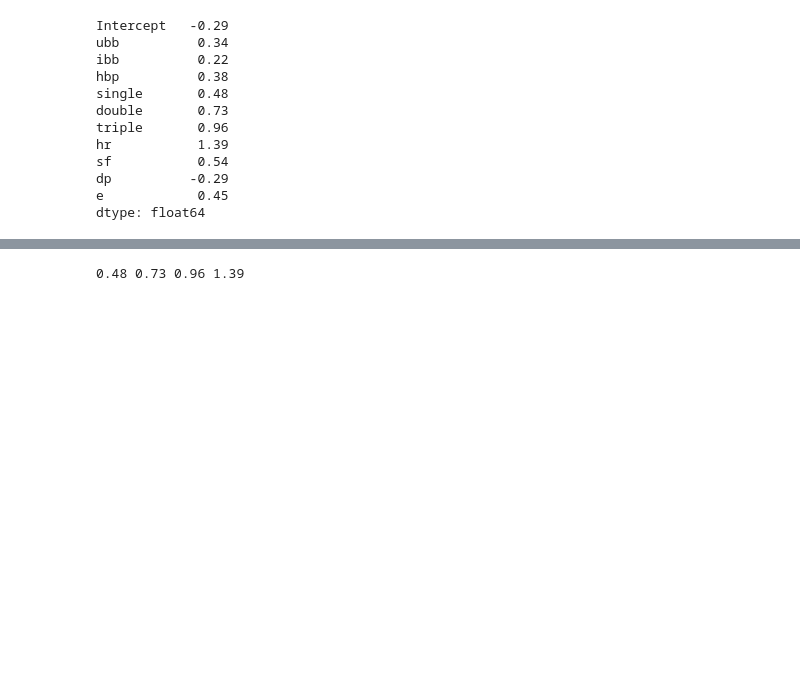
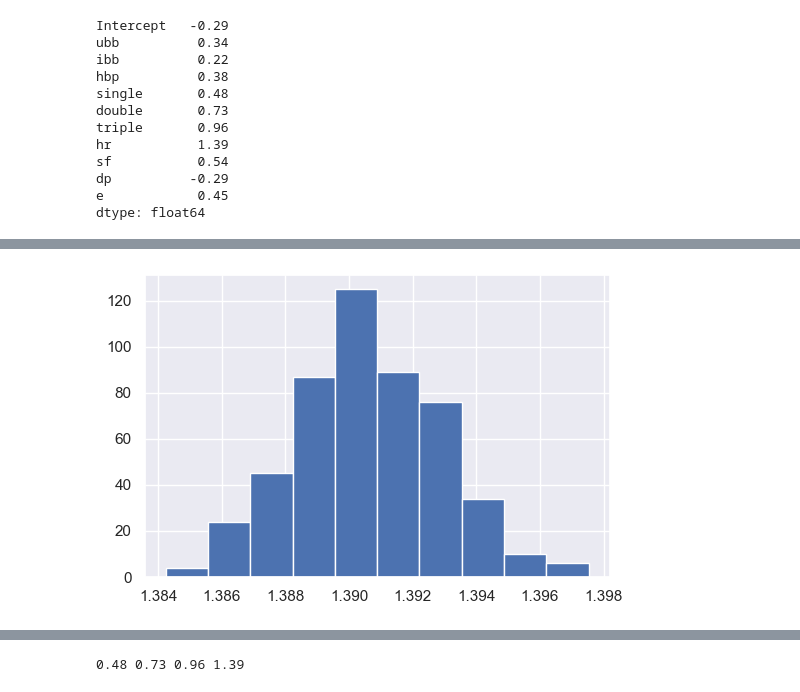
Before and after one commit to sdiehl28/baseball-analytics, a Jupyter notebook: baseball_jupyter_nb/04_LinearWeights_CSV.ipynb, the cells around one changed output, grey strips where cells are left out. Cells and saved outputs as stored; diff of their text form; code cells hidden in the pictures; blank space fills up the shorter version.

```diff
--- a/baseball_jupyter_nb/04_LinearWeights_CSV.ipynb
+++ b/baseball_jupyter_nb/04_LinearWeights_CSV.ipynb
@@ -255,0 +309,4 @@ result.conf_int().round(3)
+# %%
+df['hr'].hist();
+# %% [output]
+[figure, added]
```
Also changed, not shown: parts of 19 cells of this notebook.
